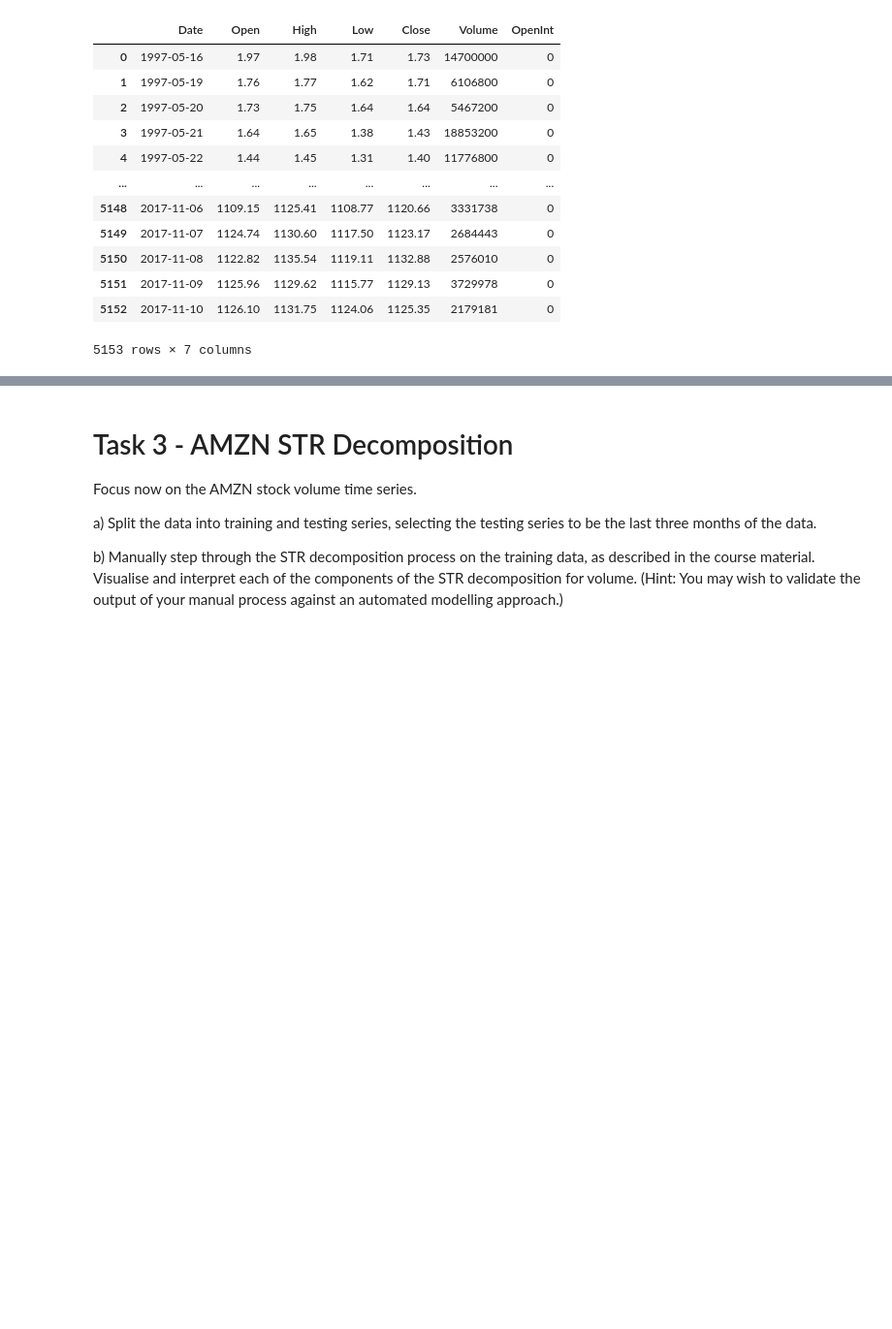
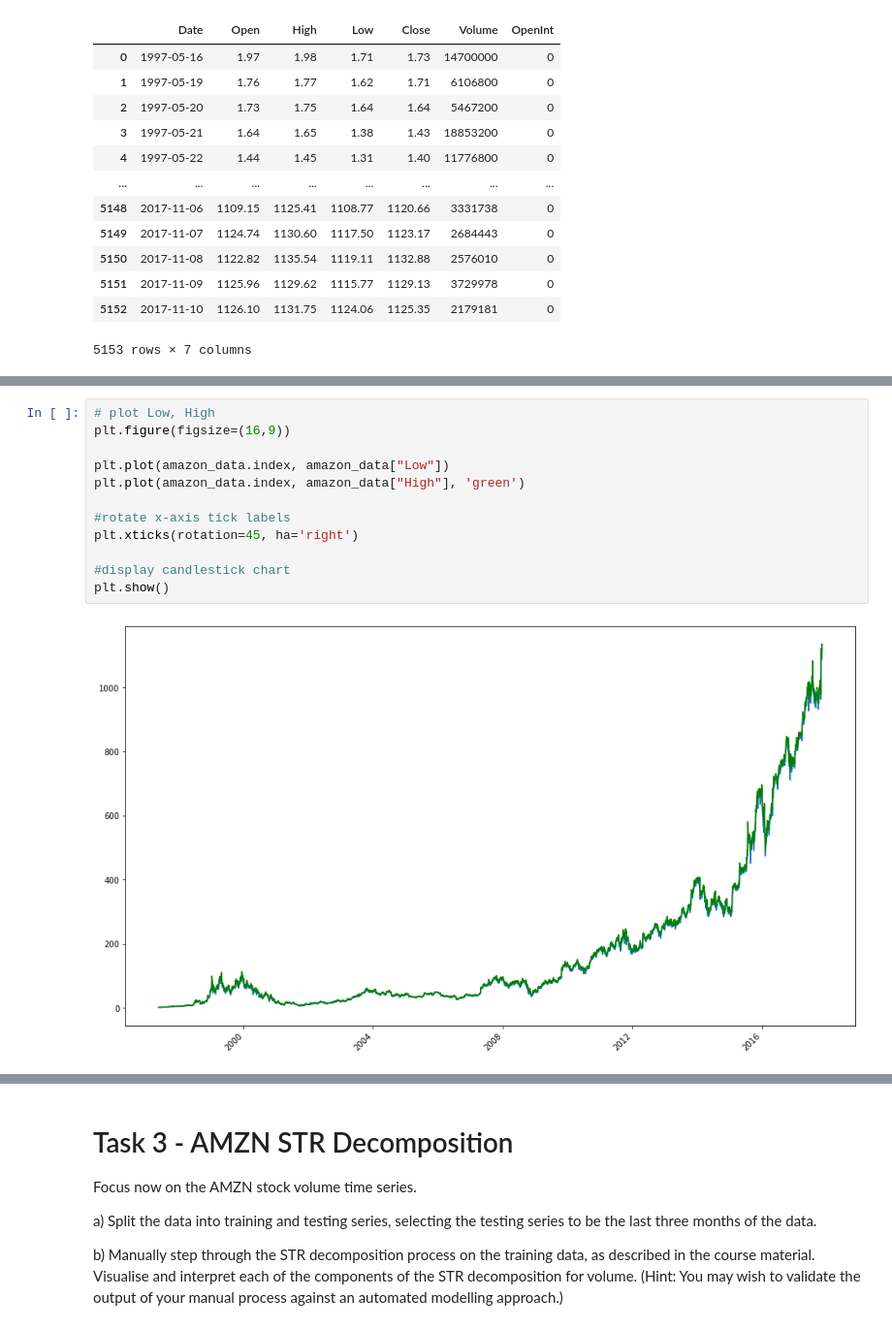
Before and after one commit to JamieKats/data2001-a3, a Jupyter notebook: DATA2001-A3-s4674720.ipynb, the cells around one changed output, grey strips where cells are left out. Shown: that part at 97% size. Drawn from its saved outputs; the diff is of its cells as text; blank space fills up the shorter version.

```diff
--- a/DATA2001-A3-s4674720.ipynb
+++ b/DATA2001-A3-s4674720.ipynb
@@ -74,0 +175,14 @@ Visualise the entire data set, and comment on the patterns you can observe with
+# %%
+# plot Low, High
+plt.figure(figsize=(16,9))
+
+plt.plot(amazon_data.index, amazon_data["Low"])
+plt.plot(amazon_data.index, amazon_data["High"], 'green')
+
+#rotate x-axis tick labels
+plt.xticks(rotation=45, ha='right')
+
+#display candlestick chart
+plt.show()
+# %% [output]
+[figure, added]
```
Also changed, not shown: parts of 26 cells of this notebook.
